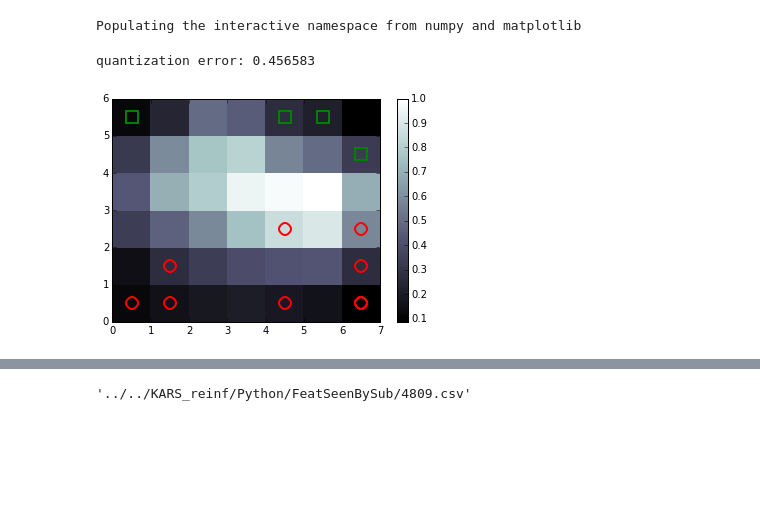
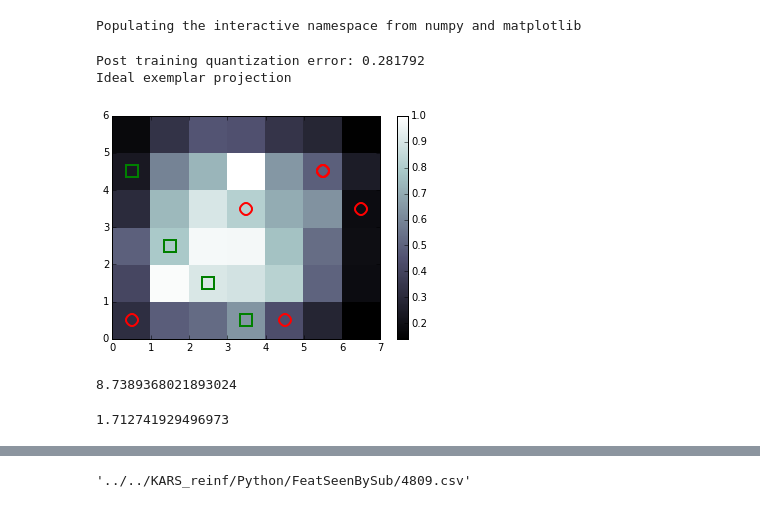
Before and after one commit to sriveravi/som, a Jupyter notebook: runSOM2.ipynb, the cells around one changed output, grey strips where cells are left out. Saved outputs shown, nothing was run; the diff lists cells and outputs as text; code cells hidden in the pictures; blank space fills up the shorter version.

Commit message:
now can show ideal exemplars on the trained som, and measure separation between the classes as norm(meanA_proj- meanB_proj)/poolStd

```diff
--- a/runSOM2.ipynb
+++ b/runSOM2.ipynb
@@ -70,10 +129,13 @@ class SOM:
 # %%
 # how to use
 mod = SOM('4750.csv')
-mod.train(50)
-mod.show()
-# mod.train(5)
+mod.train(10)
 # mod.show()
+
+mod.showIdeal()
+mod.separation()
 # %% [output]
-quantization error: 0.456583
+Post training quantization error: 0.281792
+Ideal exemplar projection
-[figure, old version]
+[figure, new version]
+8.7389368021893024
@@ -80,3 +145,41 @@ quantization error: 0.456583
+# %%
+# print mod.som.quantization_error(catA)
+# print mod.som.quantization_error(catB)
+
+# mod.som._activate(catA[0,:])
+# mod.som.activation_map.argmin()
+# mod.som.winner(catA[0,:])
+# x =catA[0,:]
+# print "winner", mod.som.winner(x)
+
+
+#---------
+# see how SOM projects ideal exemplars
+
+
+A =  mod.ideal[ mod.idealTarget=='A']
+B =  mod.ideal[ mod.idealTarget=='B']
+projA = numpy.empty(A.shape) * numpy.nan
+projB = numpy.empty(B.shape) * numpy.nan
+# go through all catA
+for idx,x in enumerate(A):
+    projA[idx] = mod.som.weights[mod.som.winner(x)]
+for idx,x in enumerate(B):
+    projB[idx] = mod.som.weights[mod.som.winner(x)]
+
+diff = linalg.norm(projA.mean(axis=0)-projB.mean(axis=0) )
+diff
+
+# projA
+# catA
+# projA.mean(axis=0)
+
+
+# projA.var(axis=0)
+
+# print "weights", mod.som.weights
+# %% [output]
+1.712741929496973
 # %%
 # loop through files and train up SOMs
 fileDir = '../../KARS_reinf/Python/FeatSeenBySub/'
```
Also changed, not shown: parts of 4 cells of this notebook.
